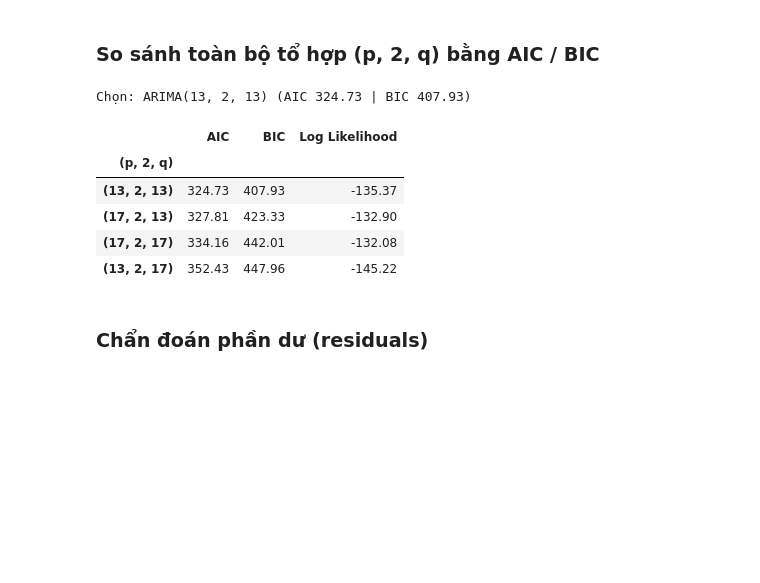
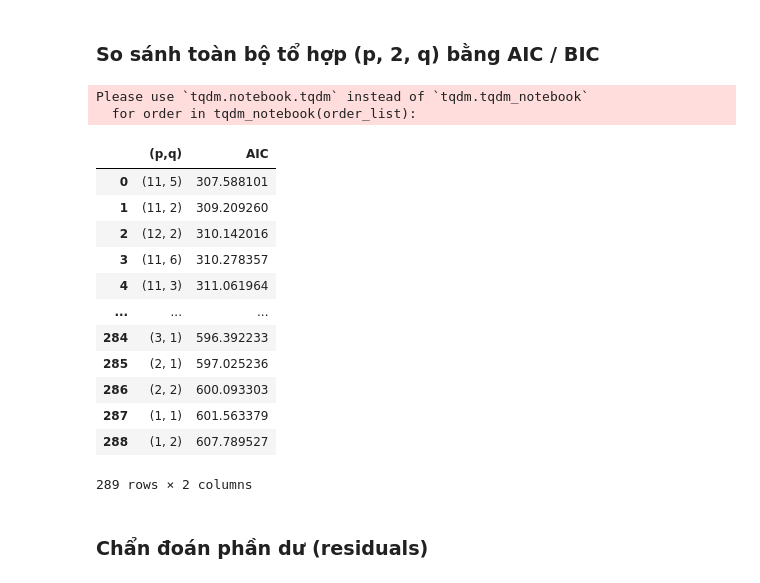
Before and after one commit to HoraCompany-VN/Times-Series-Gr3, a Jupyter notebook: Lab2/BT_Normal/src/Lab2_Normal.ipynb, the cells around one changed output. Drawn from its saved outputs; the diff is of its cells as text; code cells hidden in the pictures; blank space fills up the shorter version.

```diff
--- a/Lab2/BT_Normal/src/Lab2_Normal.ipynb
+++ b/Lab2/BT_Normal/src/Lab2_Normal.ipynb
@@ -398,28 +398,54 @@ Test : 41 tháng (2005-02-01 → 2008-06-01)
 ### So sánh toàn bộ tổ hợp (p, 2, q) bằng AIC / BIC
 
 <!-- SỬA THEO NHẬN XÉT CÔ: thay vì chỉ so 2 mô hình, thử cả 9 tổ hợp p, q ∈ {0, 1, 2} với d = 2 rồi chọn theo AIC/BIC -->
-# %%
-ket_qua, best_fit, best_name, best_aic = [], None, None, np.inf
-
-with warnings.catch_warnings():
-    warnings.simplefilter("ignore")   # một số mô hình q = 0 có MA khởi tạo không khả nghịch, không ảnh hưởng kết quả
-    for p, q in itertools.product((13, 17), repeat=2):
-        fit_tam  = ARIMA(train_data, order=(p, 2, q)).fit()
-        fc_tam   = fit_tam.get_forecast(len(test_data))
-        err_tam  = test_data["value"] - fc_tam.predicted_mean
-        ket_qua.append({"(p, 2, q)": f"({p}, 2, {q})",
-                        "AIC": fit_tam.aic, "BIC": fit_tam.bic,
-                        "Log Likelihood": fit_tam.llf})
-        if fit_tam.aic < best_aic:
-            best_fit, best_name, best_aic = fit_tam, f"ARIMA({p}, 2, {q})", fit_tam.aic
-
-print(f"Chọn: {best_name} (AIC {best_fit.aic:.2f} | BIC {best_fit.bic:.2f})")
-pd.DataFrame(ket_qua).sort_values("AIC").set_index("(p, 2, q)").round(2)
-# %% [output]
-Chọn: ARIMA(13, 2, 13) (AIC 324.73 | BIC 407.93)
-|  | AIC | BIC | Log Likelihood |
-| (p, 2, q) |  |  |  |
-| (13, 2, 13) | 324.73 | 407.93 | -135.37 |
-| (17, 2, 13) | 327.81 | 423.33 | -132.90 |
-| (17, 2, 17) | 334.16 | 442.01 | -132.08 |
-| (13, 2, 17) | 352.43 | 447.96 | -145.22 |
+# %%
+# Đoạn code lấy từ cuốn sách TimeSeries trang 149
+from typing import Union
+from tqdm import tqdm_notebook
+from statsmodels.tsa.statespace.sarimax import SARIMAX
+import pandas as pd
+def optimize_ARIMA(endog: Union[pd.Series, list], order_list: list, d : int) -> pd.DataFrame:
+  results = []
+  for order in tqdm_notebook(order_list):
+    try:
+      model = SARIMAX(endog, order=(order[0], d, order[1]),
+                      simple_differencing=False).fit(disp=False)
+    except:
+      continue
+
+    aic = model.aic
+    results.append([order, aic])
+  result_df = pd.DataFrame(results)
+  result_df.columns = ['(p,q)', 'AIC']
+
+  #Sort in ascending order, lower AIC is better
+  result_df = result_df.sort_values(by='AIC', ascending=True).reset_index(drop=True)
+  return result_df
+# %%
+from itertools import product
+
+ps = range(1, 18, 1)
+qs = range(1, 18, 1)
+d = 2
+order_list = list(product(ps, qs))
+# %%
+result_df = optimize_ARIMA(train_data, order_list, d)
+# %% [output]
+Please use `tqdm.notebook.tqdm` instead of `tqdm.tqdm_notebook`
+  for order in tqdm_notebook(order_list):
+# %%
+result_df
+# %% [output]
+|  | (p,q) | AIC |
+| 0 | (11, 5) | 307.588101 |
+| 1 | (11, 2) | 309.209260 |
+| 2 | (12, 2) | 310.142016 |
+| 3 | (11, 6) | 310.278357 |
+| 4 | (11, 3) | 311.061964 |
+| ... | ... | ... |
+| 284 | (3, 1) | 596.392233 |
+| 285 | (2, 1) | 597.025236 |
+| 286 | (2, 2) | 600.093303 |
+| 287 | (1, 1) | 601.563379 |
+| 288 | (1, 2) | 607.789527 |
+289 rows × 2 columns
```
Also changed, not shown: parts of 12 cells of this notebook.
